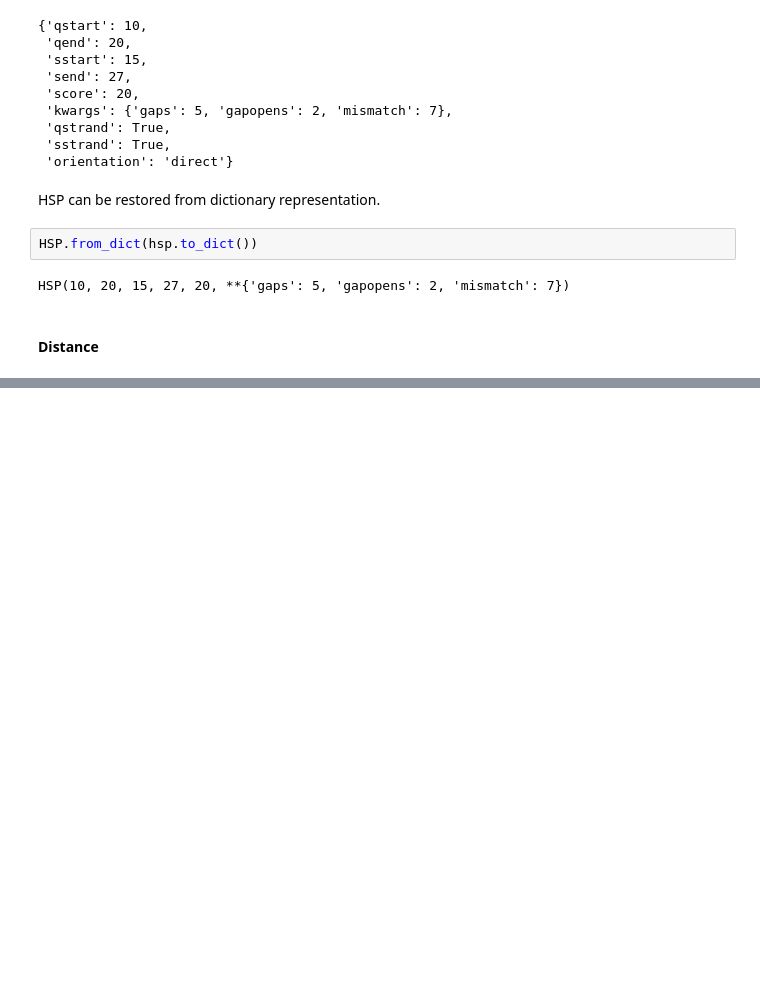
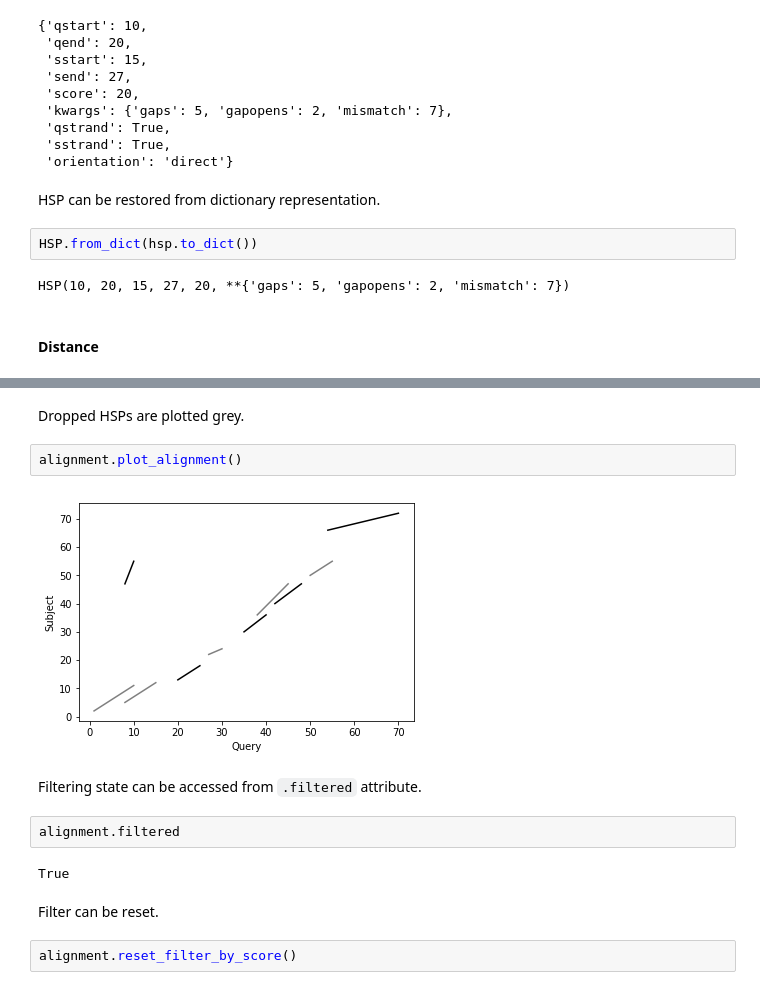
Before and after one commit to dmitrymyl/miscellaneous, a Jupyter notebook: alignment_example.ipynb, the cells around one changed output, grey strips where cells are left out. Saved outputs shown, nothing was run; the diff lists cells and outputs as text; blank space fills up the shorter version.

```diff
--- a/alignment_example.ipynb
+++ b/alignment_example.ipynb
@@ -123,0 +321,16 @@ HSP(10, 20, 15, 27, 20, **{'gaps': 5, 'gapopens': 2, 'mismatch': 7})
+# %% [markdown]
+Dropped HSPs are plotted grey.
+# %%
+alignment.plot_alignment()
+# %% [output]
+[figure, added]
+# %% [markdown]
+Filtering state can be accessed from `.filtered` attribute.
+# %%
+alignment.filtered
+# %% [output]
+True
+# %% [markdown]
+Filter can be reset.
+# %%
+alignment.reset_filter_by_score()
```
Also changed, not shown: parts of 96 cells of this notebook, 3 other files.
